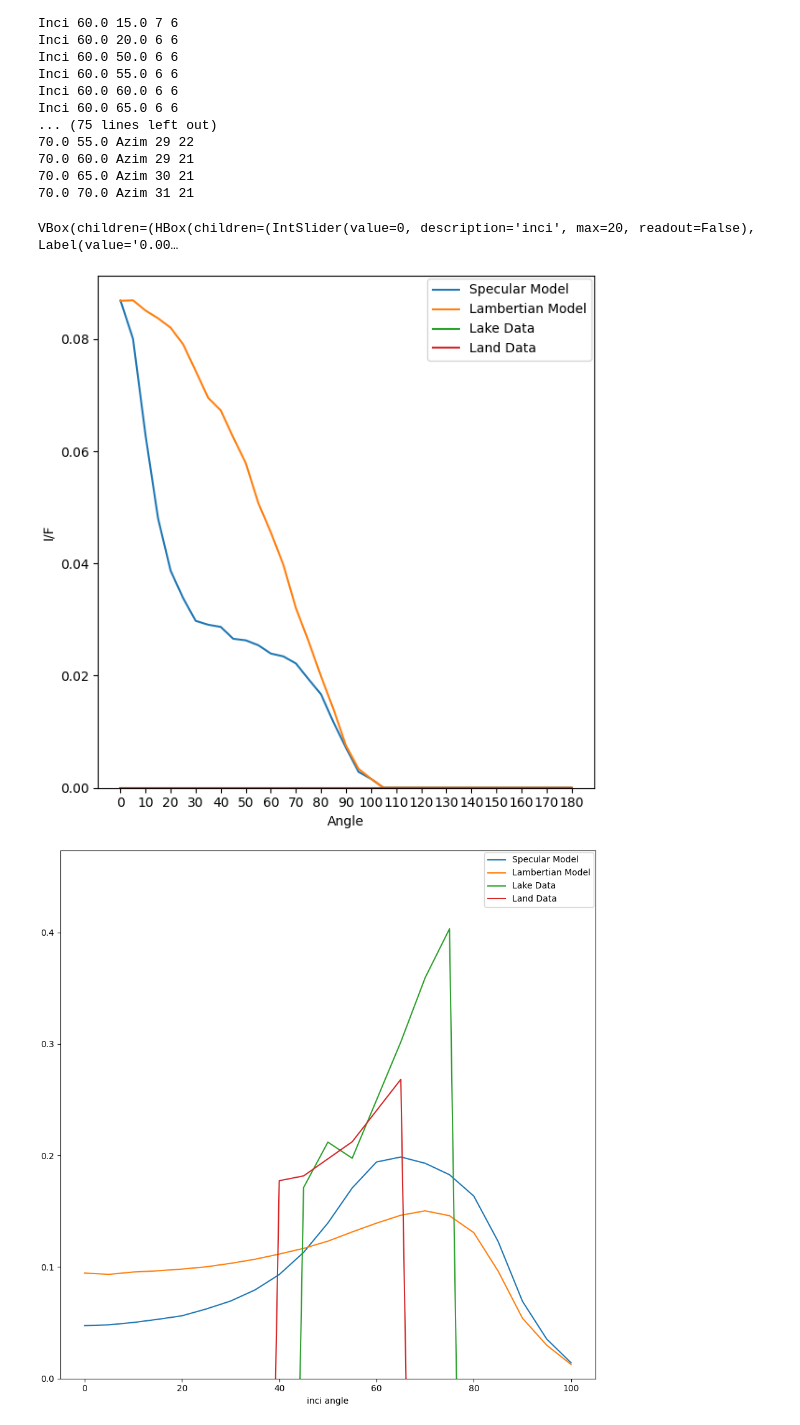
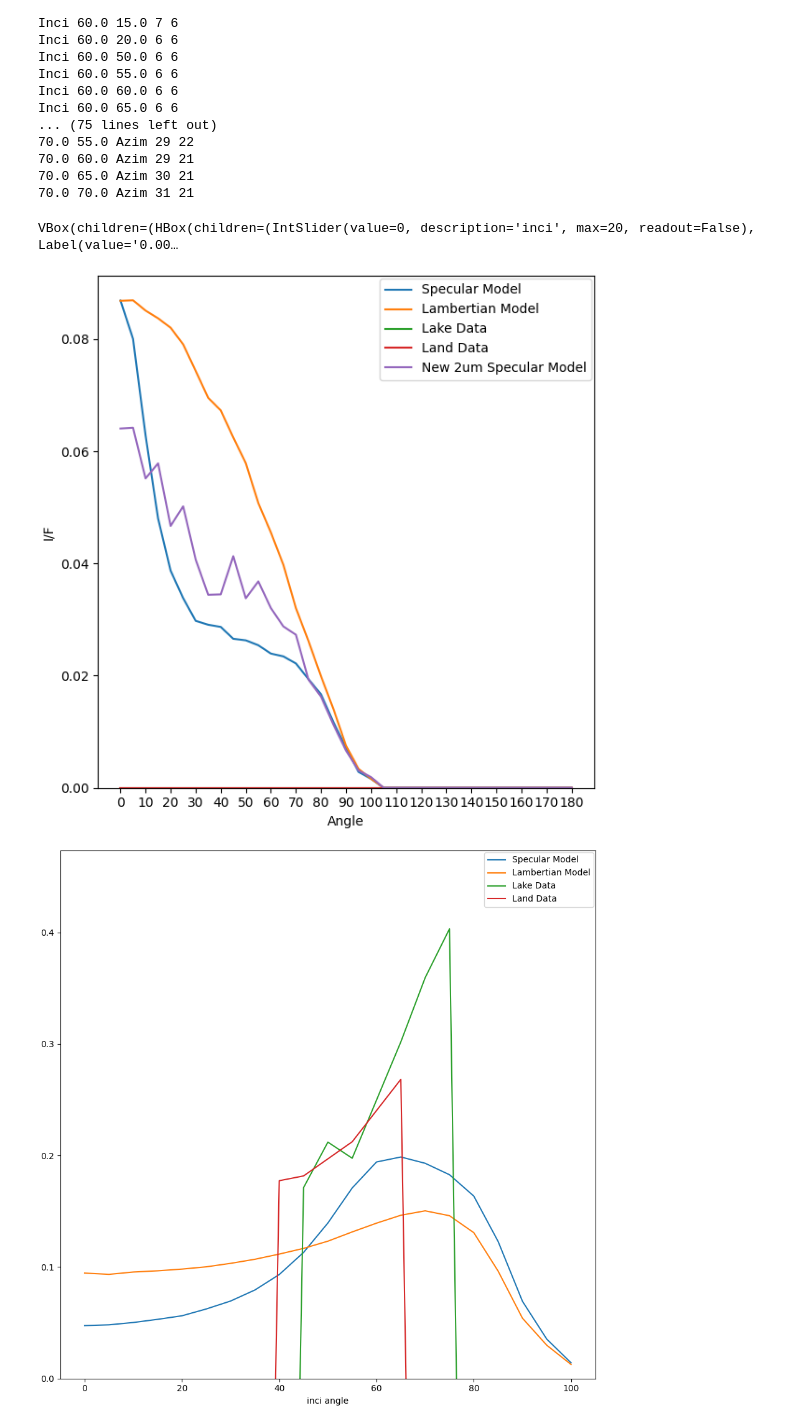
Before and after one commit to GMBlackjack/GMsNotes, a Jupyter notebook: SCRATCH WORK/LambertianSpecularDifferences/Specular Model Tester Present Comparison Method.ipynb, the cells around one changed output. Saved outputs shown, nothing was run; the diff lists cells and outputs as text; code cells hidden in the pictures.

```diff
--- a/SCRATCH WORK/LambertianSpecularDifferences/Specular Model Tester Present Comparison Method.ipynb
+++ b/SCRATCH WORK/LambertianSpecularDifferences/Specular Model Tester Present Comparison Method.ipynb
@@ -322,6 +322,7 @@ dataWin5 = [[[0 for x in range(Z)] for x in range(Y)] for x in range(X)]
 dataWin6 = [[[0 for x in range(Z)] for x in range(Y)] for x in range(X)]
 dataWin7 = [[[0 for x in range(Z)] for x in range(Y)] for x in range(X)]
 dataWin8 = [[[0 for x in range(Z)] for x in range(Y)] for x in range(X)]
+dataWinSpecial = [[[0 for x in range(Z)] for x in range(Y)] for x in range(X)]
 
 with open('iephi_consolidate_0.93w.txt') as csv_file:
     csv_reader = csv.reader(csv_file, delimiter=',')
@@ -591,6 +592,22 @@ with open('iephi_consolidate_5.00wL.txt') as csv_file:
             j = 0
             k = k + 1
         line_count += 1
+with open('iephi_phasefunc_2.0.Jcube.csv') as csv_file:
+    csv_reader = csv.reader(csv_file, delimiter=',')
+    line_count = 0
+    i, j, k = 0, 0, 0
+    for row in csv_reader:
+        while (i < X):
+            dataWinSpecial[i][j][k] = float(row[i])
+            if (math.isnan(dataWinSpecial[i][j][k])):
+                dataWinSpecial[i][j][k] = 0
+            i = i + 1
+        i = 0
+        j = j + 1
+        if (j >= Y):
+            j = 0
+            k = k + 1
+        line_count += 1
 
 #BOOKKEEPING: declare where the windows are.
 windowum = [0.933078, 1.08183, 1.27813, 1.59018, 2.01781, 2.69620, 2.79889, 5.00576]
@@ -1500,34 +1523,62 @@ def LnD(inci,emis,azim,types):
             i=i+1
     if (types == 3):
         while (i < 37):
             theLine.append(finalMatrix2[inci][emis][i])
             if(theLine[i] <0): theLine[i] = 0
             i=i+1
 
     while (i < 37):
         theLine.append(0.)
         i=i+1
 
     return theLine
 
+def SpecialD(inci,emis,azim,types):
+    theLine = []
+    inci =int(inci/5)
+    emis =int(emis/5)
+    azim =int(azim/5)
+    types =int(types)
+
+    i = 0
+    if (types == 1):
+        while (i < 21):
+            theLine.append(dataWinSpecial[i][emis][azim]) #No need to multiply by 8 as this was calculated without other wavelenghts. Yes, an original code oversight.
+            i=i+1
+    if (types == 2):
+        while (i < 19):
+            theLine.append(dataWinSpecial[inci][i][azim])
+            i=i+1
+    if (types == 3):
+        while (i < 37):
+            theLine.append(dataWinSpecial[inci][emis][i])
+            i=i+1
+
+    while (i < 37):
+        theLine.append(0.)
+        i=i+1
+
+    return theLine
+
 angleLabels = [0, 10, 20, 30, 40, 50, 60, 70,
              80, 90, 100, 110, 120, 130, 140, 150,
              160, 170, 180]
 
 ticker = [0,2,4,6,8,10,12,14,16,18,20,22,24,26,28,30,32,34,36]
 
 controls = iplt.plot(SM, inci=inciSpace, emis=emisSpace, azim=azimSpace, types=typeSpace, ax = ax, label="Specular Model")
 iplt.plot(LM, controls=controls, ax = ax, label="Lambertian Model")
 iplt.plot(LkD, controls=controls, ax = ax, label="Lake Data")
 iplt.plot(LnD, controls=controls, ax = ax, label="Land Data")
+iplt.plot(SpecialD, controls=controls, ax = ax, label="New 2um Specular Model")
 ax.set(ylim = 0.0,xlabel = "Angle", ylabel = "I/F", xticks = ticker, xticklabels = angleLabels)
 fig.legend()
 #plt.savefig("TitanColorSchemes.tif", format="tif", bbox_inches='tight')
 
 plt.show()
 # %% [output]
 VBox(children=(HBox(children=(IntSlider(value=0, description='inci', max=20, readout=False), Label(value='0.00…
-[figure, old version]
+[figure, new version]
 # %%
 #55
 
```
Also changed, not shown: parts of 3 cells of this notebook, 4 other files.
